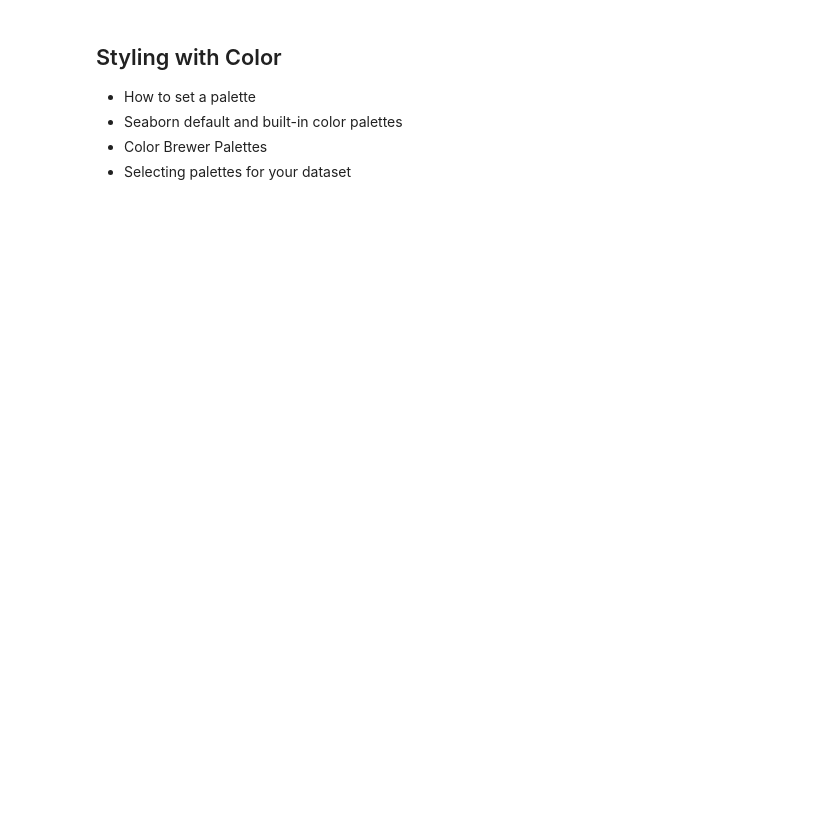
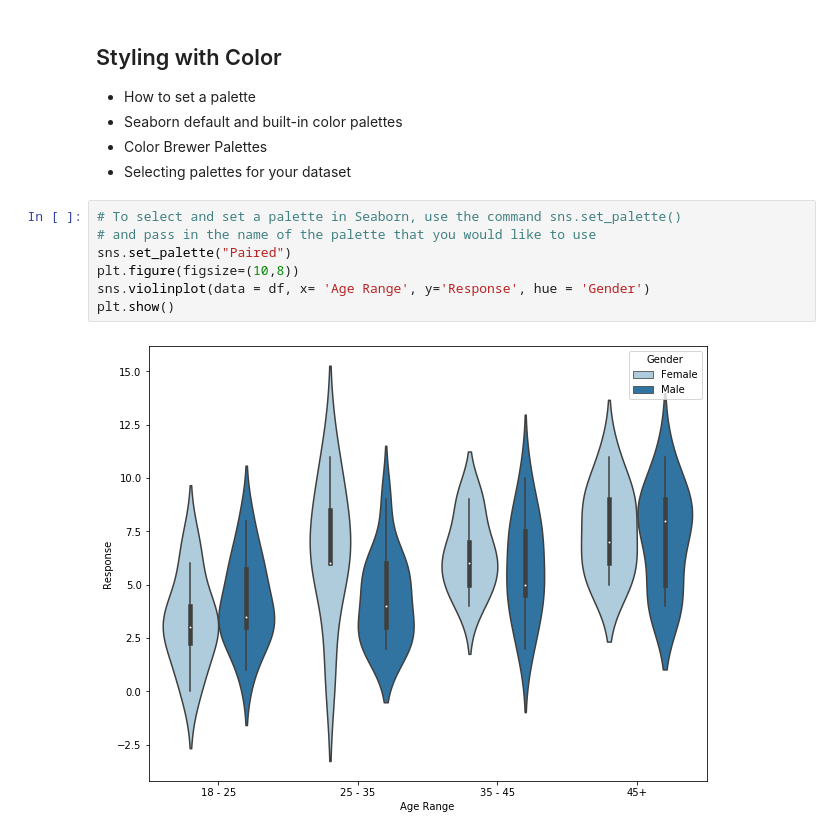
Before and after one commit to adam-gomez/codeacademy-practice, a Jupyter notebook: introduction_to_seaborn.ipynb, the cells around one changed output. Cells and saved outputs as stored; diff of their text form; blank space fills up the shorter version.

```diff
--- a/introduction_to_seaborn.ipynb
+++ b/introduction_to_seaborn.ipynb
@@ -345,3 +347,12 @@ sns.plotting_context() # This will print all of the current settings for the plo
 - Seaborn default and built-in color palettes
 - Color Brewer Palettes
 - Selecting palettes for your dataset
+# %%
+# To select and set a palette in Seaborn, use the command sns.set_palette()
+# and pass in the name of the palette that you would like to use
+sns.set_palette("Paired")
+plt.figure(figsize=(10,8))
+sns.violinplot(data = df, x= 'Age Range', y='Response', hue = 'Gender')
+plt.show()
+# %% [output]
+[figure, added]
```
Also changed, not shown: parts of 12 cells of this notebook.
